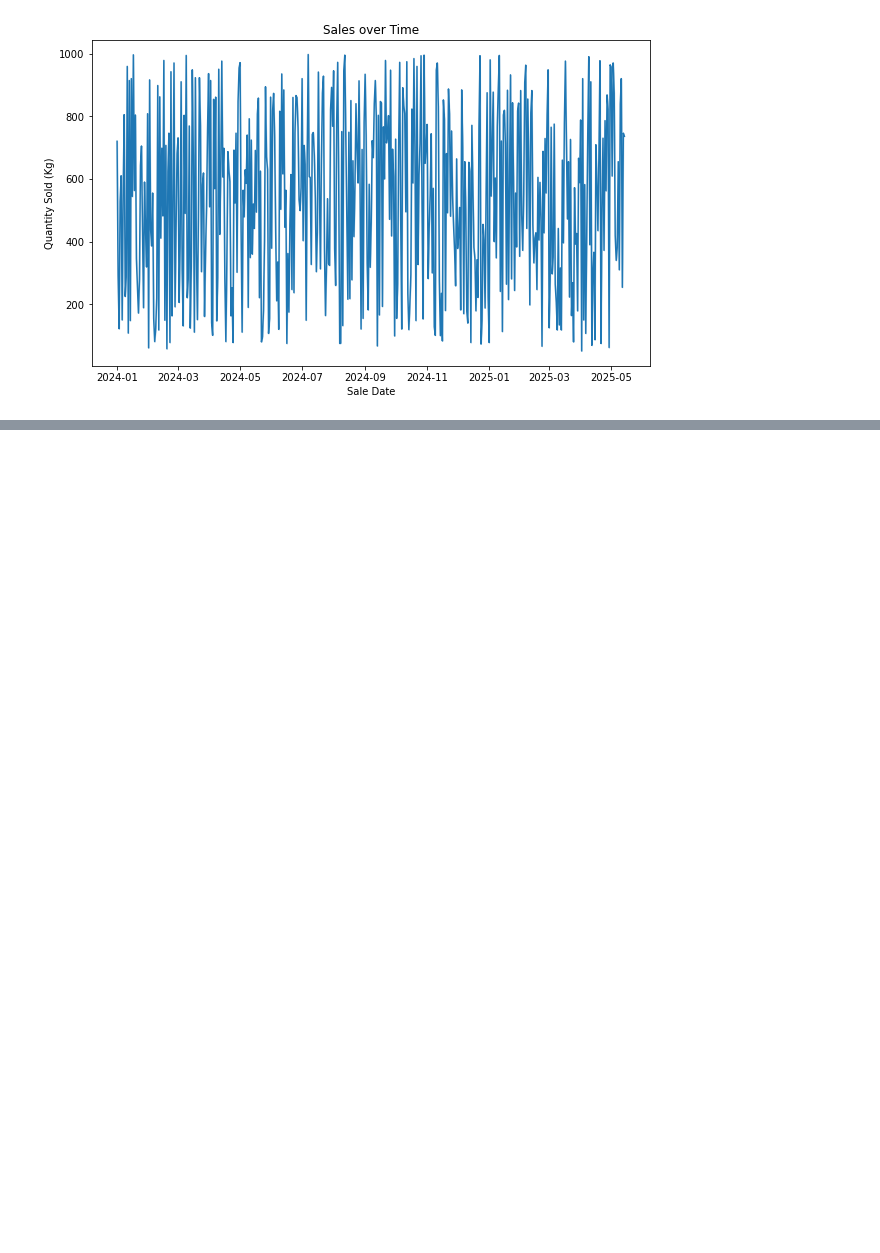
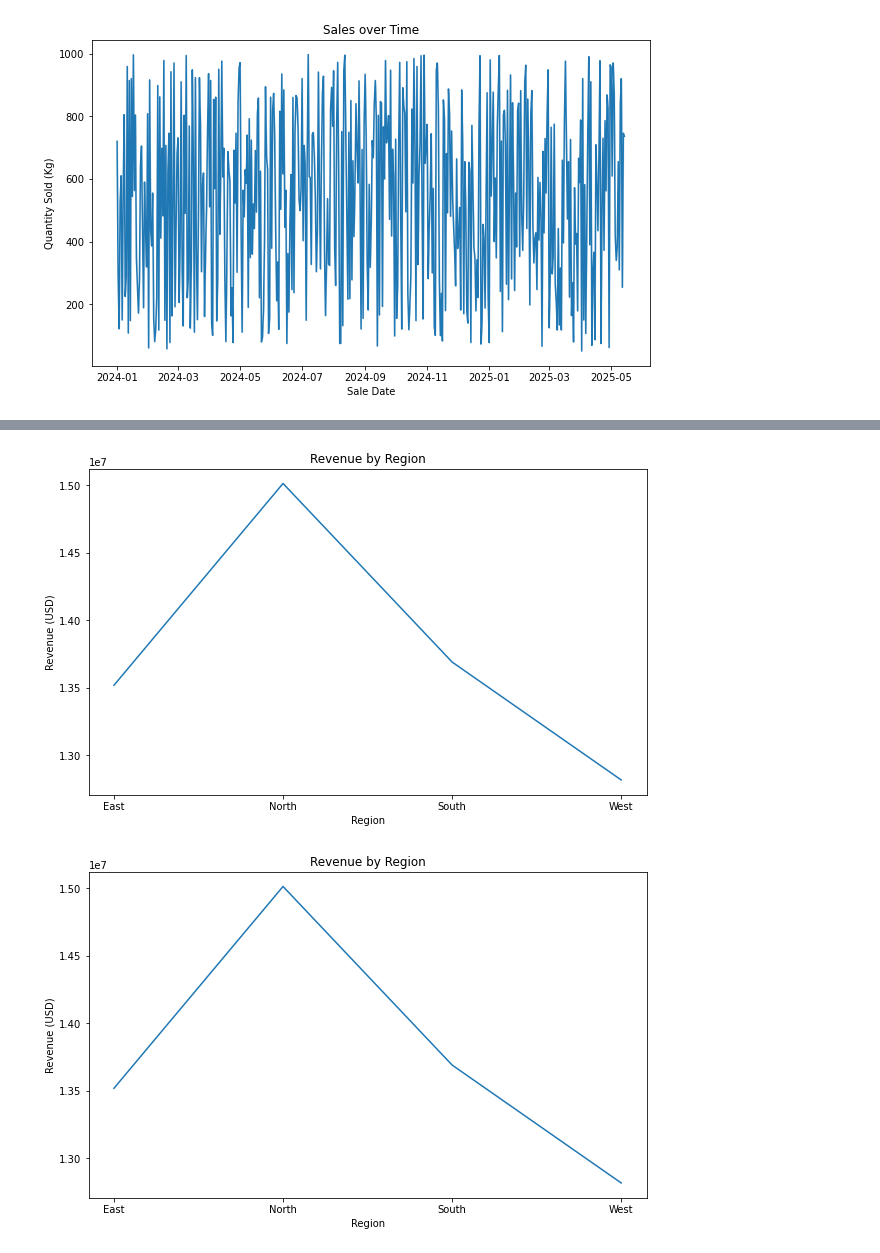
Before and after one commit to houseofjudah/AgroInsight, a Jupyter notebook: df.ipynb, the cells around one changed output, grey strips where cells are left out. Cells and saved outputs as stored; diff of their text form; code cells hidden in the pictures; blank space fills up the shorter version.

```diff
--- a/df.ipynb
+++ b/df.ipynb
@@ -185,0 +242,26 @@ plt.show()
+# %%
+import pandas as pd
+import matplotlib.pyplot as plt
+import seaborn as sns
+
+# Calculate revenue by region
+revenue_by_region = df3.groupby('Region')['Quantity_Sold_Kg'].sum() * df3.groupby('Region')['Price_per_Kg_USD'].mean()
+
+# Create a line chart using Matplotlib
+plt.figure(figsize=(10, 6))
+plt.plot(revenue_by_region.index, revenue_by_region.values)
+plt.title('Revenue by Region')
+plt.xlabel('Region')
+plt.ylabel('Revenue (USD)')
+plt.show()
+
+# Create a line chart using Seaborn
+plt.figure(figsize=(10, 6))
+sns.lineplot(x=revenue_by_region.index, y=revenue_by_region.values)
+plt.title('Revenue by Region')
+plt.xlabel('Region')
+plt.ylabel('Revenue (USD)')
+plt.show()
+# %% [output]
+[figure, added]
+[figure, added]
```
Also changed, not shown: parts of 3 cells of this notebook.
